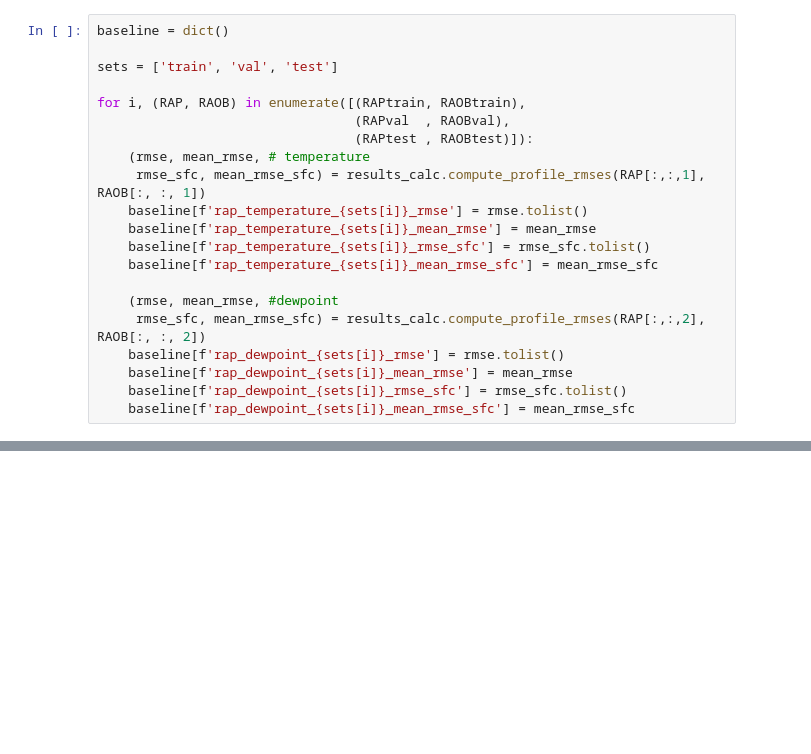
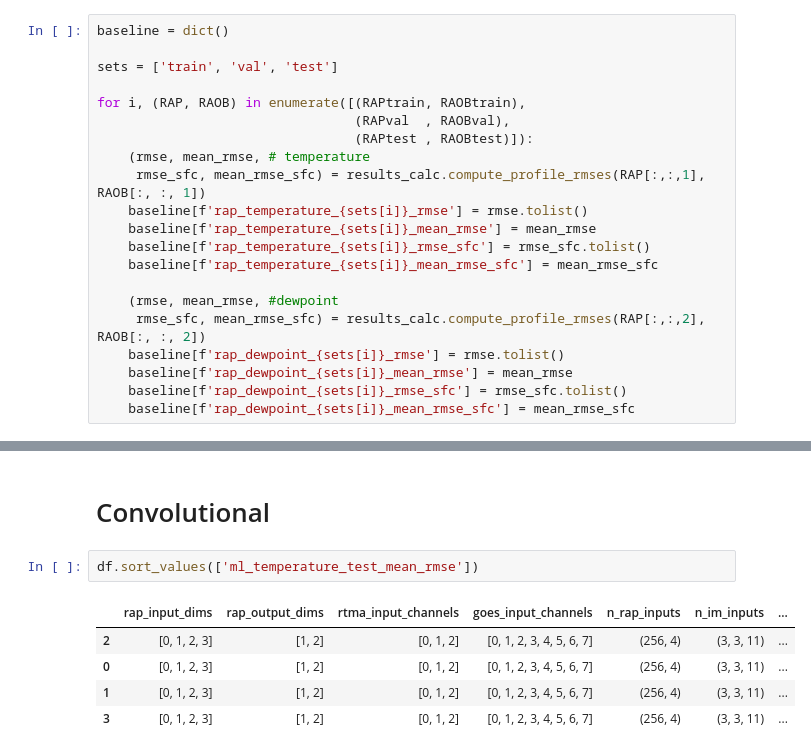
Before and after one commit to stockeh/cira-ml-soundings, a Jupyter notebook: notebooks/results.ipynb, the cells around one changed output, grey strips where cells are left out. Cells and saved outputs as stored; diff of their text form; blank space fills up the shorter version.

```diff
--- a/notebooks/results.ipynb
+++ b/notebooks/results.ipynb
@@ -88,0 +103,10 @@ for v in ['temperature', 'dewpoint']:
+# %% [markdown]
+# Convolutional
+# %%
+df.sort_values(['ml_temperature_test_mean_rmse'])
+# %% [output]
+|  | rap_input_dims | rap_output_dims | rtma_input_channels | goes_input_channels | n_rap_inputs | n_im_inputs | ... |
+| 2 | [0, 1, 2, 3] | [1, 2] | [0, 1, 2] | [0, 1, 2, 3, 4, 5, 6, 7] | (256, 4) | (3, 3, 11) | ... |
+| 0 | [0, 1, 2, 3] | [1, 2] | [0, 1, 2] | [0, 1, 2, 3, 4, 5, 6, 7] | (256, 4) | (3, 3, 11) | ... |
+| 1 | [0, 1, 2, 3] | [1, 2] | [0, 1, 2] | [0, 1, 2, 3, 4, 5, 6, 7] | (256, 4) | (3, 3, 11) | ... |
+| 3 | [0, 1, 2, 3] | [1, 2] | [0, 1, 2] | [0, 1, 2, 3, 4, 5, 6, 7] | (256, 4) | (3, 3, 11) | ... |
```
Also changed, not shown: parts of 19 cells of this notebook, 16 other files.
